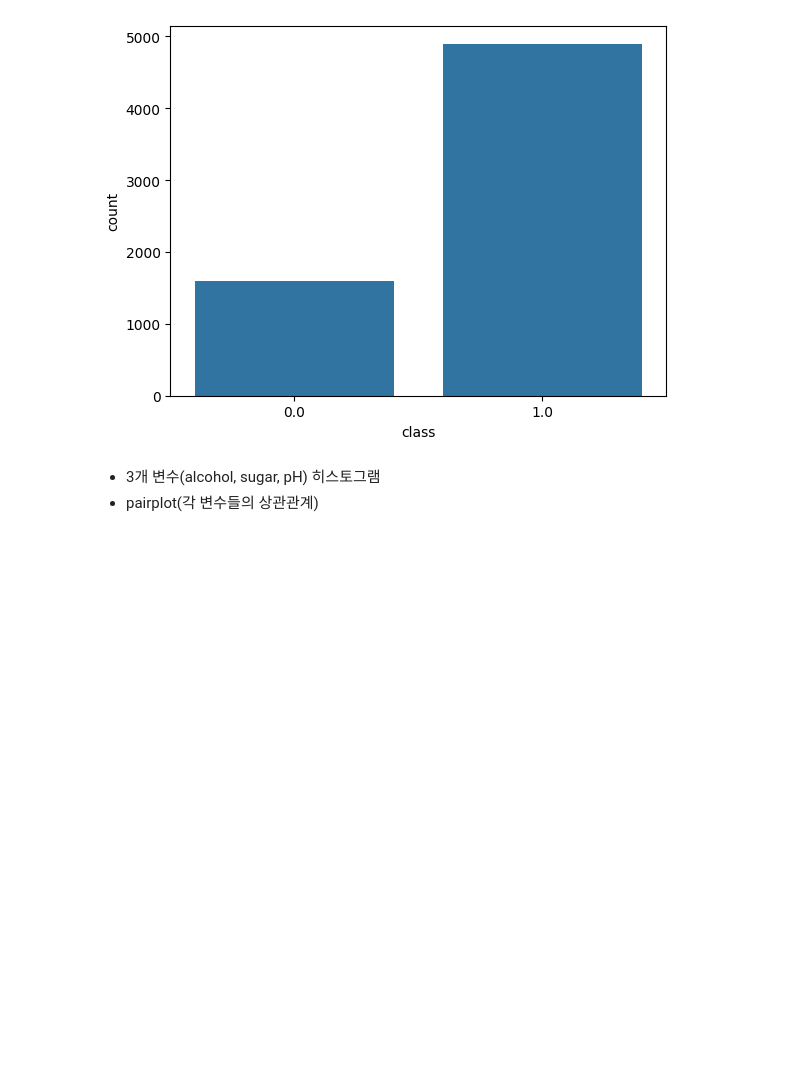
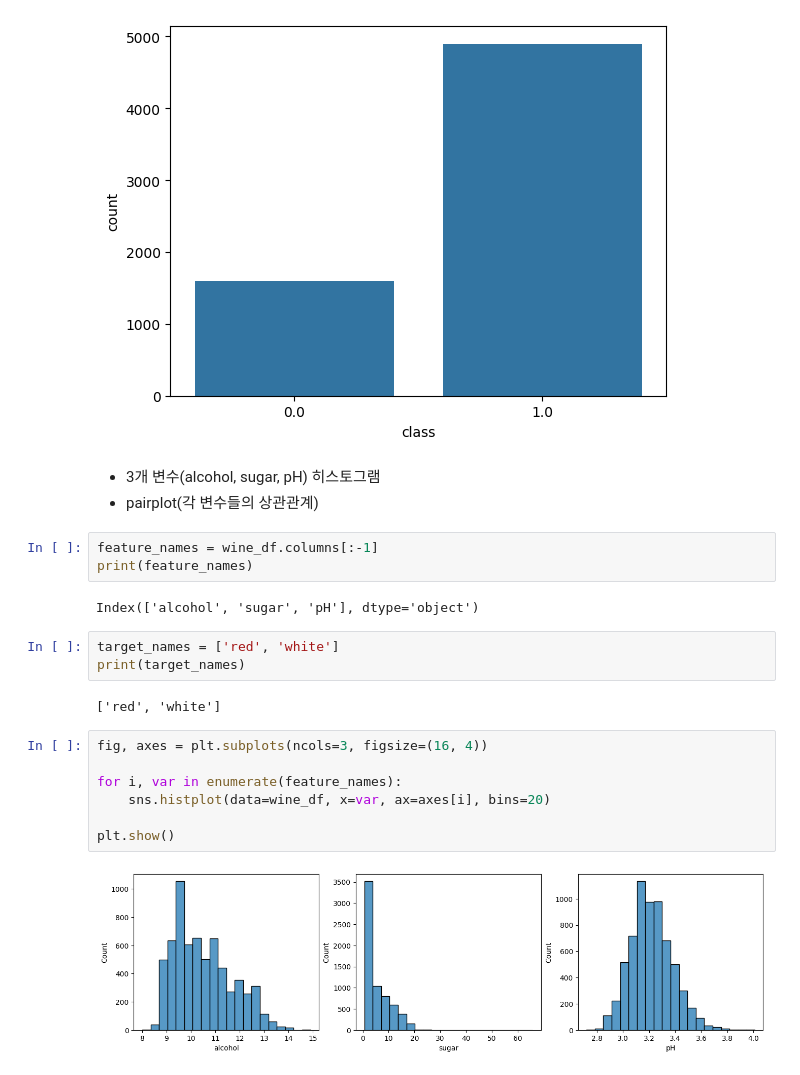
Before and after one commit to JakeOh/202605_BD57, a Jupyter notebook: lab_ml/ml10_tree.ipynb, the cells around one changed output. Saved outputs shown, nothing was run; the diff lists cells and outputs as text; blank space fills up the shorter version.

```diff
--- a/lab_ml/ml10_tree.ipynb
+++ b/lab_ml/ml10_tree.ipynb
@@ -80,3 +82,22 @@ plt.show()
 # %% [markdown]
 *   3개 변수(alcohol, sugar, pH) 히스토그램
 *   pairplot(각 변수들의 상관관계)
+# %%
+feature_names = wine_df.columns[:-1]
+print(feature_names)
+# %% [output]
+Index(['alcohol', 'sugar', 'pH'], dtype='object')
+# %%
+target_names = ['red', 'white']
+print(target_names)
+# %% [output]
+['red', 'white']
+# %%
+fig, axes = plt.subplots(ncols=3, figsize=(16, 4))
+
+for i, var in enumerate(feature_names):
+    sns.histplot(data=wine_df, x=var, ax=axes[i], bins=20)
+
+plt.show()
+# %% [output]
+[figure, added]
```
Also changed, not shown: parts of 24 cells of this notebook.
